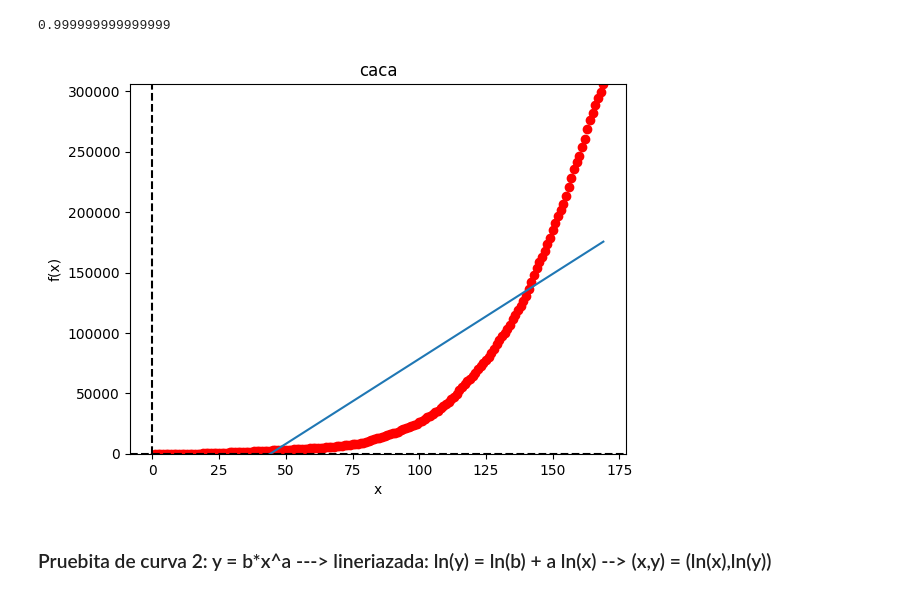
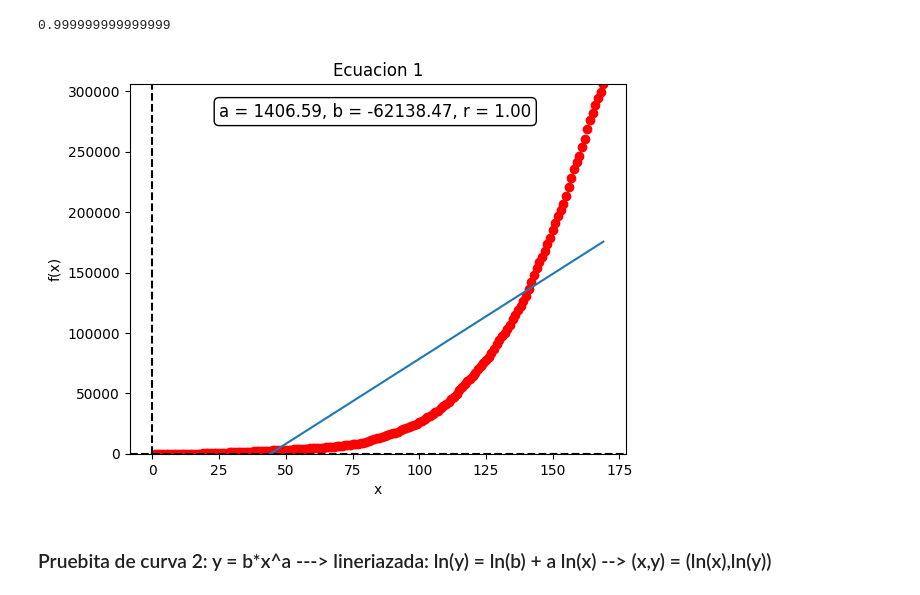
Before and after one commit to JuanCaceffo/Metodos_CuadradosMinimos, a Jupyter notebook: cuadrados_minimos.ipynb, the cells around one changed output. Cells and saved outputs as stored; diff of their text form; code cells hidden in the pictures.

```diff
--- a/cuadrados_minimos.ipynb
+++ b/cuadrados_minimos.ipynb
@@ -7,7 +8,7 @@ import matplotlib.pyplot as plt
 # %%
-#puntos = puntos a  grafifcar
+#puntos = puntos a  graficar
 #f = funcion a graficar
-def grafico(puntos_x,puntos_y,f,tituloGrafico:str):
+def grafico(puntos_x,puntos_y,f,tituloGrafico:str,a,b,r):
     PUNTO_X_MAX =  max(puntos_x)
     PUNTO_X_MIN = min(puntos_x)
     DOMINIO = 5
@@ -32,6 +33,13 @@ def grafico(puntos_x,puntos_y,f,tituloGrafico:str):
     PUNTOS_Y_MAX = max(puntos_y)
     plt.ylim(PUNTOS_Y_MIN-DOMINIO,PUNTOS_Y_MAX+DOMINIO)
     #muestro el grafico
+
+    cuadro_texto = f'a = {a:.2f}, b = {b:.2f}, r = {r:.2f}'
+    plt.text(0.18, 0.95, cuadro_texto, transform=plt.gca().transAxes,
+             fontsize=12, verticalalignment='top', bbox=dict(facecolor='white', edgecolor='black', boxstyle='round'))
+
+
+
     plt.show()
 # %% [markdown]
 ### Ingesta de valores de x e y
@@ -110,21 +118,21 @@ def calcA_BCuadradaosMinimos(x_values:np.ndarray,y_values:np.ndarray):
 # %%
 
 a,b = calcA_BCuadradaosMinimos(x_values,y_values)
-ecuation = lambda x: a*x + b
+ecuation1 = lambda x: a*x + b
 # %%
 print(a,b)
 # %% [output]
 1406.5942618467504 -62138.470836855486
 # %%
-r = corelacionParson(x_values,np.array([ecuation(x_value) for x_value in x_values]))
+r = corelacionParson(x_values,np.array([ecuation1(x_value) for x_value in x_values]))
 # %%
 print (r)
 # %% [output]
 0.999999999999999
 # %%
-grafico(X_Y[:,0],X_Y[:,1],lambda x : a*x+b,"Ecuacion 1")
+grafico(X_Y[:,0],X_Y[:,1],lambda x : a*x+b,"Ecuacion 1",a,b,r)
 # %% [output]
-[figure, old version]
+[figure, new version]
 # %% [markdown]
 ### Pruebita de curva 2: y = b*x^a ---> lineriazada: ln(y) = ln(b) + a ln(x) --> (x,y) = (ln(x),ln(y))
 # %%
```
Also changed, not shown: parts of 9 cells of this notebook.
